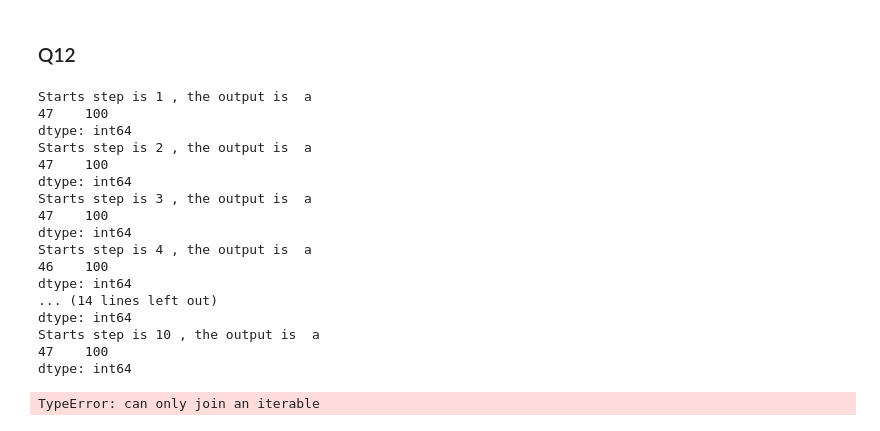
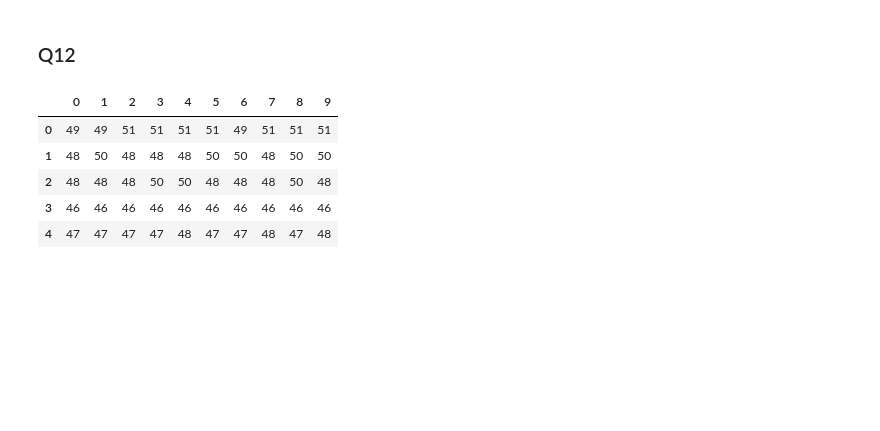
Before and after one commit to Chuanhuan/NTU-Classes, a Jupyter notebook: Data Analytics/hw1.ipynb, the cells around one changed output. Saved outputs shown, nothing was run; the diff lists cells and outputs as text; code cells hidden in the pictures; blank space fills up the shorter version.

```diff
--- a/Data Analytics/hw1.ipynb
+++ b/Data Analytics/hw1.ipynb
@@ -307,35 +305,28 @@ data = random.sample(a,52)
-# %%
-import pandas as pd
-
-new_picks = [x for x in range(1,11)]  # specific picks from starts
-
-for x in new_picks:
-    output = []
-    for i in range(100):
-        output.append( card_steps(data, x)[-1])
-    df = pd.DataFrame(output , columns=['a'])
-    print('Starts step is', x , ', the output is ', df.groupby('a').size())
-# %% [output]
-Starts step is 1 , the output is  a
-47    100
-dtype: int64
-Starts step is 2 , the output is  a
-47    100
-dtype: int64
-Starts step is 3 , the output is  a
-47    100
-dtype: int64
-Starts step is 4 , the output is  a
-46    100
-dtype: int64
-... (14 lines left out)
-dtype: int64
-Starts step is 10 , the output is  a
-47    100
-dtype: int64
-# %%
-a = [1,2,3,4]
-b = ['a','b','c','d']
-b[1].join(a[1])
-# %% [output]
-TypeError: can only join an iterable
+# %%
+# q12a
+# verify the start steps
+steps = [x for x in range(1,11)]  # specific picks from starts
+n = 10000
+result = pd.DataFrame()
+
+for i in range(n):
+    output = []
+    num_list = [5 if y == 11 or y== 12 or y== 13 else y for y in range(1,14)]
+    a = num_list*4
+    data1 = random.sample(a,52)
+    for x in steps:
+        output.append( card_steps(data1, x)[-1])
+    # print(i, output)
+    df = pd.DataFrame({i:output})
+    result = pd.concat([result,df],axis = 1).reset_index(drop=True)
+    #df = pd.DataFrame(output , columns=[i])
+    #result.insert(i,i, output) # warring messege show poor performace
+    #print('When the start steps is', x , ', the position and frequency are \n ', df.groupby('a').size()/n)
+result.transpose().head() # show first 5 rows
+# %% [output]
+|  | 0 | 1 | 2 | 3 | 4 | 5 | 6 | 7 | 8 | 9 |
+| 0 | 49 | 49 | 51 | 51 | 51 | 51 | 49 | 51 | 51 | 51 |
+| 1 | 48 | 50 | 48 | 48 | 48 | 50 | 50 | 48 | 50 | 50 |
+| 2 | 48 | 48 | 48 | 50 | 50 | 48 | 48 | 48 | 50 | 48 |
+| 3 | 46 | 46 | 46 | 46 | 46 | 46 | 46 | 46 | 46 | 46 |
+| 4 | 47 | 47 | 47 | 47 | 48 | 47 | 47 | 48 | 47 | 48 |
```
Also changed, not shown: parts of 13 cells of this notebook, 1 other file.
